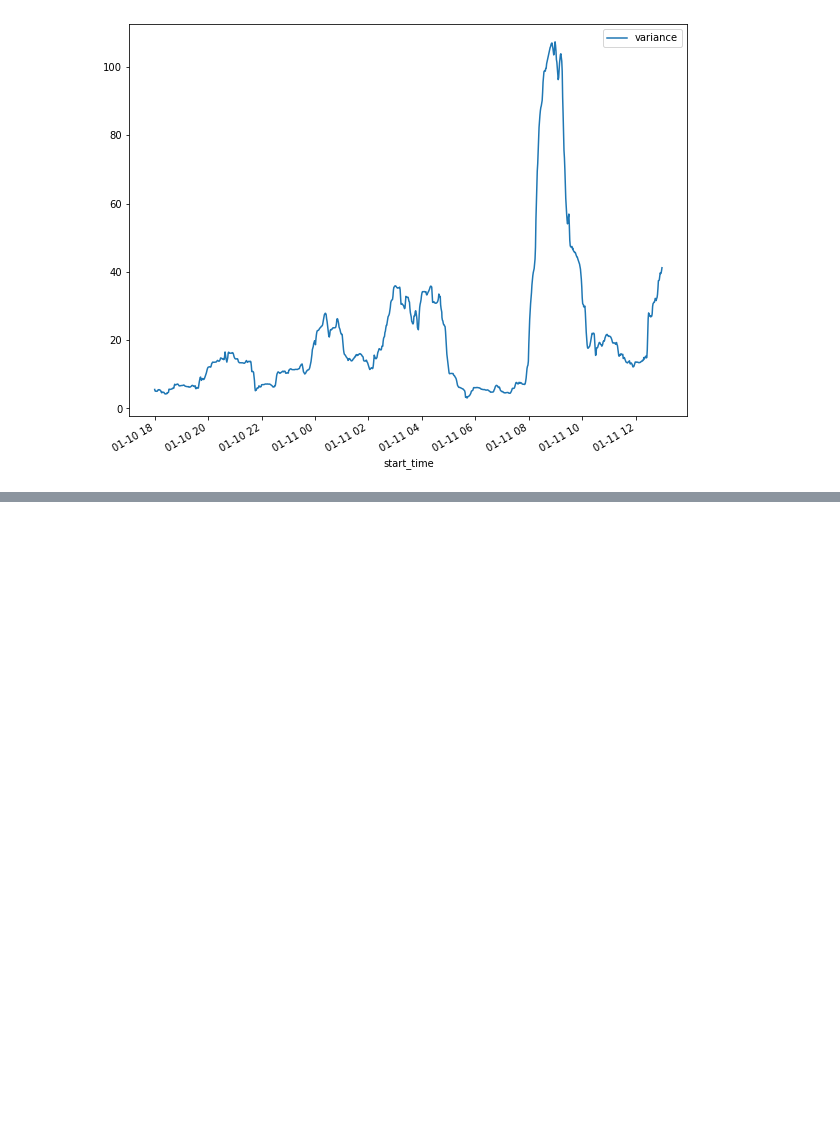
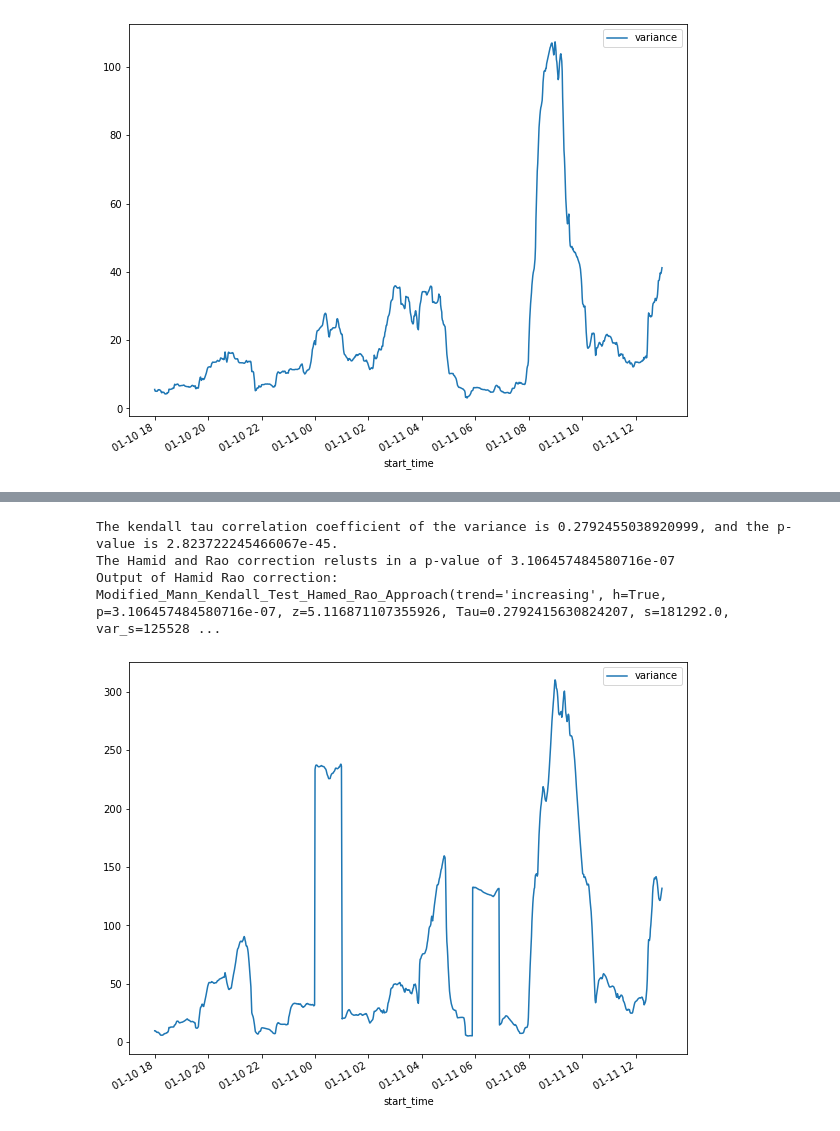
Before and after one commit to l-khali/In2Research, a Jupyter notebook: PC-0192_ABF_analysis.ipynb, the cells around one changed output, grey strips where cells are left out. Saved outputs shown, nothing was run; the diff lists cells and outputs as text; code cells hidden in the pictures; blank space fills up the shorter version.

```diff
--- a/PC-0192_ABF_analysis.ipynb
+++ b/PC-0192_ABF_analysis.ipynb
@@ -430,0 +503,7 @@ PC_0192_ABF_s_residuals_no_anomalies.plot(x='record_date_time', y='num_value')
+# %%
+rolling_variance(PC_0192_ABF_d_extubated_smoothe, 60)
+# %% [output]
+The kendall tau correlation coefficient of the variance is 0.2792455038920999, and the p-value is 2.823722245466067e-45.
+The Hamid and Rao correction relusts in a p-value of 3.106457484580716e-07
+Output of Hamid Rao correction: Modified_Mann_Kendall_Test_Hamed_Rao_Approach(trend='increasing', h=True, p=3.106457484580716e-07, z=5.116871107355926, Tau=0.2792415630824207, s=181292.0, var_s=125528 ...
+[figure, added]
```
Also changed, not shown: parts of 18 cells of this notebook.
